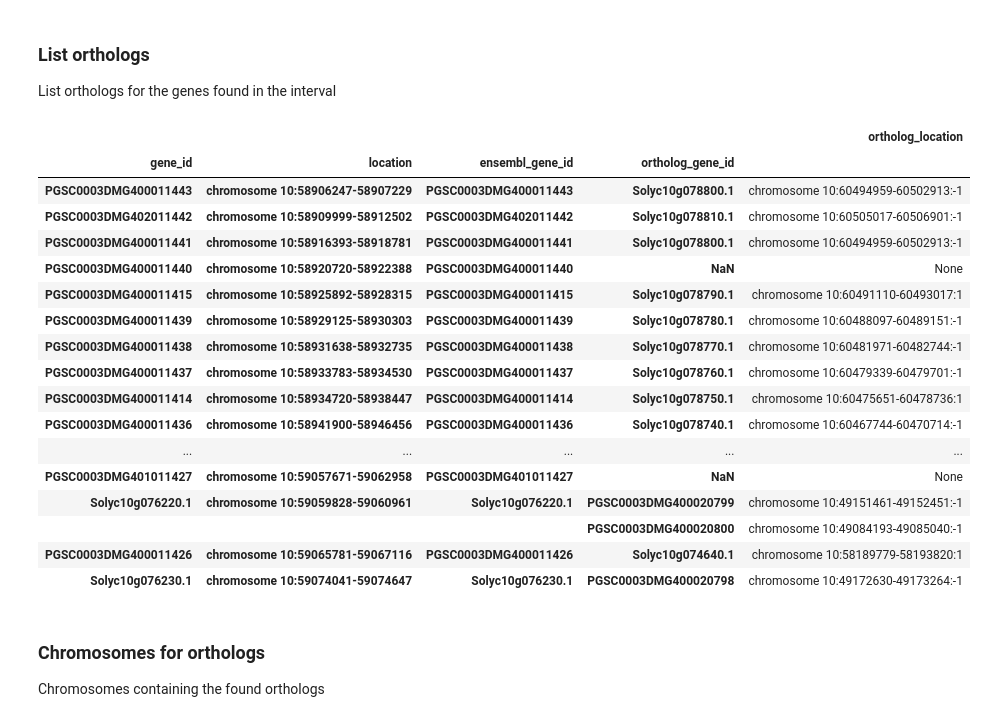
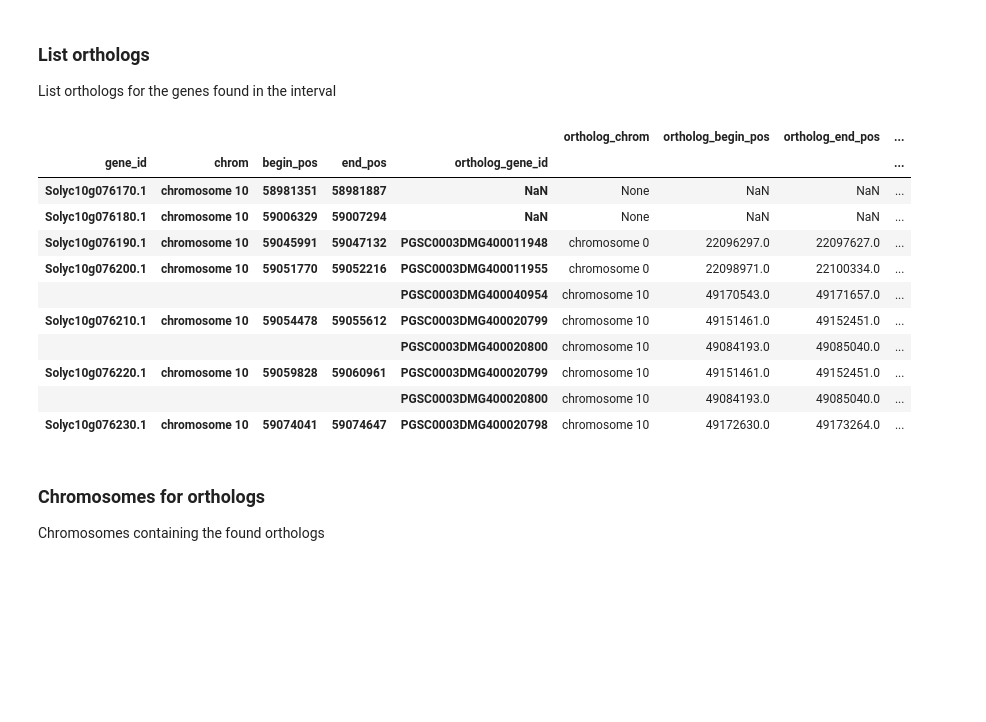
Before and after one commit to candYgene/queries, a Jupyter notebook: jupyter/QTL_fruitshape_orthologs.ipynb, the cells around one changed output. Saved outputs shown, nothing was run; the diff lists cells and outputs as text; code cells hidden in the pictures; blank space fills up the shorter version.

```diff
--- a/jupyter/QTL_fruitshape_orthologs.ipynb
+++ b/jupyter/QTL_fruitshape_orthologs.ipynb
@@ -32,5 +33,3 @@ tg2 = "Solyc10g076240.1"
 
 ### Find co-ordinates of the QTL interval
 Search locations of genes, and compute interval
-# %%
-intervalT = search.compute_interval(tg1, tg2)
@@ -44,0 +93,33 @@ List genes and potato orthologs inside this interval
+# %%
+try:
+    ortholog_genesT_for_interval = []
+    for gene_id,gene in genesT_in_interval.iterrows():
+        orthologs = requests.get(url+"/getOrthologs",
+                        params={"geneid": "'"+gene_id+"'"},
+                        headers={"accept": "application/json"})
+        orthologsResult = orthologs.json()["results"]["bindings"]
+        if len(orthologsResult)>0:
+            for ortholog in orthologsResult:
+                ortholog_id = ortholog["ortholog_id"]["value"]
+                #get location
+                location = requests.get(url+"/getFeatureLocation",
+                                params={"featureid": "'"+ortholog_id+"'"},
+                                headers={"accept": "application/json"})
+                chrom = location.json()["results"]["bindings"][0]["chrom"]["value"]
+                taxon_id = location.json()["results"]["bindings"][0]["taxon_id"]["value"]
+                begin_pos = int(location.json()["results"]["bindings"][0]["begin_pos"]["value"])
+                end_pos = int(location.json()["results"]["bindings"][0]["end_pos"]["value"])
+                ortholog_genesT_for_interval.append([gene_id, gene["chrom"],gene["begin_pos"],
+                                                     gene["end_pos"],gene["taxon_id"],ortholog_id,
+                                                     chrom, begin_pos, end_pos, taxon_id])
+        else:
+            ortholog_genesT_for_interval.append([gene_id, gene["chrom"],gene["begin_pos"],
+                                                 gene["end_pos"],gene["taxon_id"], None, None,
+                                                None, None, None])
+    ortholog_genesT_for_interval = pd.DataFrame(ortholog_genesT_for_interval)
+    ortholog_genesT_for_interval.columns = ["gene_id", "chrom", "begin_pos", "end_pos", "taxon_id",
+                                            "ortholog_gene_id", "ortholog_chrom", "ortholog_begin_pos",
+                                            "ortholog_end_pos", "ortholog_taxon_id"]
+    ortholog_genesT_for_interval = ortholog_genesT_for_interval.set_index(["gene_id"])
+except:
+    raise Exception("couldn't get orthologs")
@@ -70,29 +143,21 @@ display(genesT.groupby(["gene_id"]).agg(aggregations))
 ### List orthologs
 List orthologs for the genes found in the interval
 # %%
-#df2=genesT[["location","ortholog_gene_id","ortholog_location"]].groupby(["gene_id"])
-#df2.describe()
-index=pd.MultiIndex.from_tuples([tuple(x) for x in genesT[["location","ensembl_gene_id", "ortholog_gene_id"]].to_records()], names=["gene_id", "location", "ensembl_gene_id", "ortholog_gene_id"])
-display(genesT.set_index(index)[["ortholog_location"]])
+index=pd.MultiIndex.from_tuples([tuple(x) for x in ortholog_genesT_for_interval[["chrom", "begin_pos", "end_pos", "ortholog_gene_id"]].to_records()], names=["gene_id", "chrom", "begin_pos", "end_pos", "ortholog_gene_id"])
+display(ortholog_genesT_for_interval.set_index(index)[["ortholog_chrom", "ortholog_begin_pos", "ortholog_end_pos", "taxon_id"]])
 # %% [output]
-|  |  |  |  | ortholog_location |
-| gene_id | location | ensembl_gene_id | ortholog_gene_id |  |
-| PGSC0003DMG400011443 | chromosome 10:58906247-58907229 | PGSC0003DMG400011443 | Solyc10g078800.1 | chromosome 10:60494959-60502913:-1 |
-| PGSC0003DMG402011442 | chromosome 10:58909999-58912502 | PGSC0003DMG402011442 | Solyc10g078810.1 | chromosome 10:60505017-60506901:-1 |
-| PGSC0003DMG400011441 | chromosome 10:58916393-58918781 | PGSC0003DMG400011441 | Solyc10g078800.1 | chromosome 10:60494959-60502913:-1 |
-| PGSC0003DMG400011440 | chromosome 10:58920720-58922388 | PGSC0003DMG400011440 | NaN | None |
-| PGSC0003DMG400011415 | chromosome 10:58925892-58928315 | PGSC0003DMG400011415 | Solyc10g078790.1 | chromosome 10:60491110-60493017:1 |
-| PGSC0003DMG400011439 | chromosome 10:58929125-58930303 | PGSC0003DMG400011439 | Solyc10g078780.1 | chromosome 10:60488097-60489151:-1 |
-| PGSC0003DMG400011438 | chromosome 10:58931638-58932735 | PGSC0003DMG400011438 | Solyc10g078770.1 | chromosome 10:60481971-60482744:-1 |
-| PGSC0003DMG400011437 | chromosome 10:58933783-58934530 | PGSC0003DMG400011437 | Solyc10g078760.1 | chromosome 10:60479339-60479701:-1 |
-| PGSC0003DMG400011414 | chromosome 10:58934720-58938447 | PGSC0003DMG400011414 | Solyc10g078750.1 | chromosome 10:60475651-60478736:1 |
-| PGSC0003DMG400011436 | chromosome 10:58941900-58946456 | PGSC0003DMG400011436 | Solyc10g078740.1 | chromosome 10:60467744-60470714:-1 |
-| ... | ... | ... | ... | ... |
-| PGSC0003DMG401011427 | chromosome 10:59057671-59062958 | PGSC0003DMG401011427 | NaN | None |
-| Solyc10g076220.1 | chromosome 10:59059828-59060961 | Solyc10g076220.1 | PGSC0003DMG400020799 | chromosome 10:49151461-49152451:-1 |
-|  |  |  | PGSC0003DMG400020800 | chromosome 10:49084193-49085040:-1 |
-| PGSC0003DMG400011426 | chromosome 10:59065781-59067116 | PGSC0003DMG400011426 | Solyc10g074640.1 | chromosome 10:58189779-58193820:1 |
-| Solyc10g076230.1 | chromosome 10:59074041-59074647 | Solyc10g076230.1 | PGSC0003DMG400020798 | chromosome 10:49172630-49173264:-1 |
+|  |  |  |  |  | ortholog_chrom | ortholog_begin_pos | ortholog_end_pos | ... |
+| gene_id | chrom | begin_pos | end_pos | ortholog_gene_id |  |  |  | ... |
+| Solyc10g076170.1 | chromosome 10 | 58981351 | 58981887 | NaN | None | NaN | NaN | ... |
+| Solyc10g076180.1 | chromosome 10 | 59006329 | 59007294 | NaN | None | NaN | NaN | ... |
+| Solyc10g076190.1 | chromosome 10 | 59045991 | 59047132 | PGSC0003DMG400011948 | chromosome 0 | 22096297.0 | 22097627.0 | ... |
+| Solyc10g076200.1 | chromosome 10 | 59051770 | 59052216 | PGSC0003DMG400011955 | chromosome 0 | 22098971.0 | 22100334.0 | ... |
+|  |  |  |  | PGSC0003DMG400040954 | chromosome 10 | 49170543.0 | 49171657.0 | ... |
+| Solyc10g076210.1 | chromosome 10 | 59054478 | 59055612 | PGSC0003DMG400020799 | chromosome 10 | 49151461.0 | 49152451.0 | ... |
+|  |  |  |  | PGSC0003DMG400020800 | chromosome 10 | 49084193.0 | 49085040.0 | ... |
+| Solyc10g076220.1 | chromosome 10 | 59059828 | 59060961 | PGSC0003DMG400020799 | chromosome 10 | 49151461.0 | 49152451.0 | ... |
+|  |  |  |  | PGSC0003DMG400020800 | chromosome 10 | 49084193.0 | 49085040.0 | ... |
+| Solyc10g076230.1 | chromosome 10 | 59074041 | 59074647 | PGSC0003DMG400020798 | chromosome 10 | 49172630.0 | 49173264.0 | ... |
 # %% [markdown]
 ### Chromosomes for orthologs
 Chromosomes containing the found orthologs
```
Also changed, not shown: parts of 43 cells of this notebook, 6 other files.
